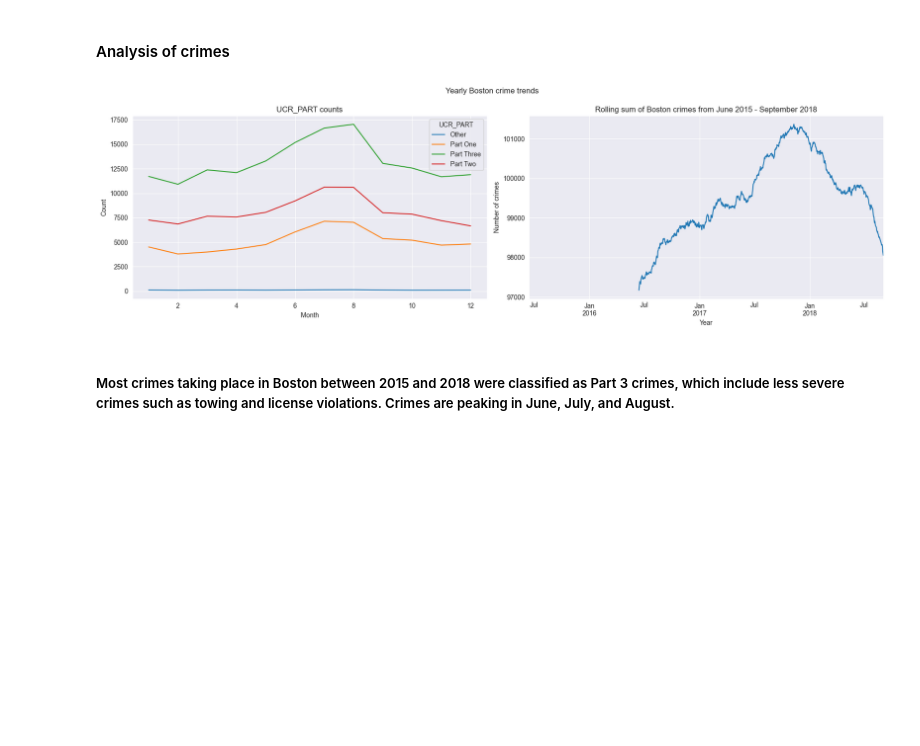
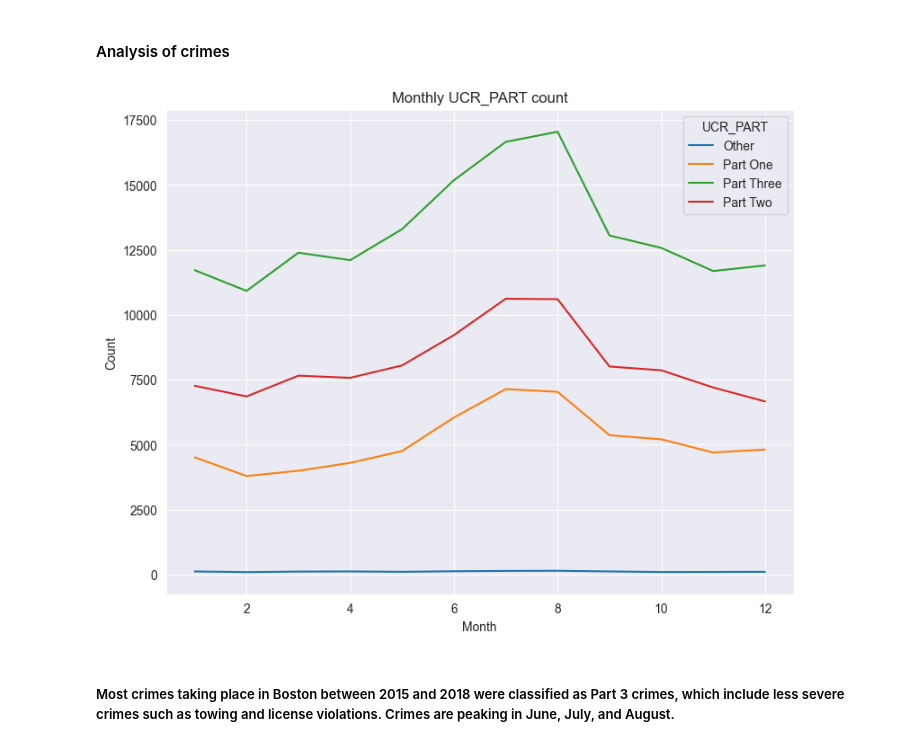
Before and after one commit to BlocknBoom123/CrimePy, a Jupyter notebook: Boston/BostonCrime.ipynb, the cells around one changed output. Cells and saved outputs as stored; diff of their text form; code cells hidden in the pictures; blank space fills up the shorter version.

```diff
--- a/Boston/BostonCrime.ipynb
+++ b/Boston/BostonCrime.ipynb
@@ -258,27 +258,19 @@ plt.show()
 # %% [markdown]
 #### Analysis of crimes
 # %%
-fig, axs = plt.subplots(1, 2, figsize=(17, 5))
+plt.figure(figsize=(9,7))
 
 df_time = df.groupby(['UCR_PART', df.index.month], observed=True)['INCIDENT_NUMBER'].count().reset_index(name="Count") #Number of crimes committed over the years, according to their UCR_PART category
 
-ax = sns.lineplot(df_time, x='OCCURRED_ON_DATE', y='Count', hue='UCR_PART', ax=axs[0]) #Line plot of grouped data
-ax1 = df.resample('D').size().rolling(365).sum().plot() #Rolling sum
+sns.lineplot(df_time, x='OCCURRED_ON_DATE', y='Count', hue='UCR_PART') #Line plot of grouped data
 
-ax.set_title('UCR_PART counts')
-ax1.set_title('Rolling sum of Boston crimes from June 2015 - September 2018')
+plt.title('Monthly UCR_PART count')
 
-ax.set_xlabel('Month')
-ax.set_ylabel('Count')
-
-ax1.set_xlabel('Year')
-ax1.set_ylabel('Number of crimes')
-
-plt.tight_layout()
-plt.suptitle("Yearly Boston crime trends", y=1.05) #Add a small margin between the main title and the graphs
+plt.xlabel('Month')
+plt.ylabel('Count')
 plt.show()
 # %% [output]
-[figure, old version]
+[figure, new version]
 # %% [markdown]
 ##### Most crimes taking place in Boston between 2015 and 2018 were classified as Part 3 crimes, which include less severe crimes such as towing and license violations. Crimes are peaking in June, July, and August.
 # %% [markdown]
```
Also changed, not shown: parts of 6 cells of this notebook, 2 other files.
